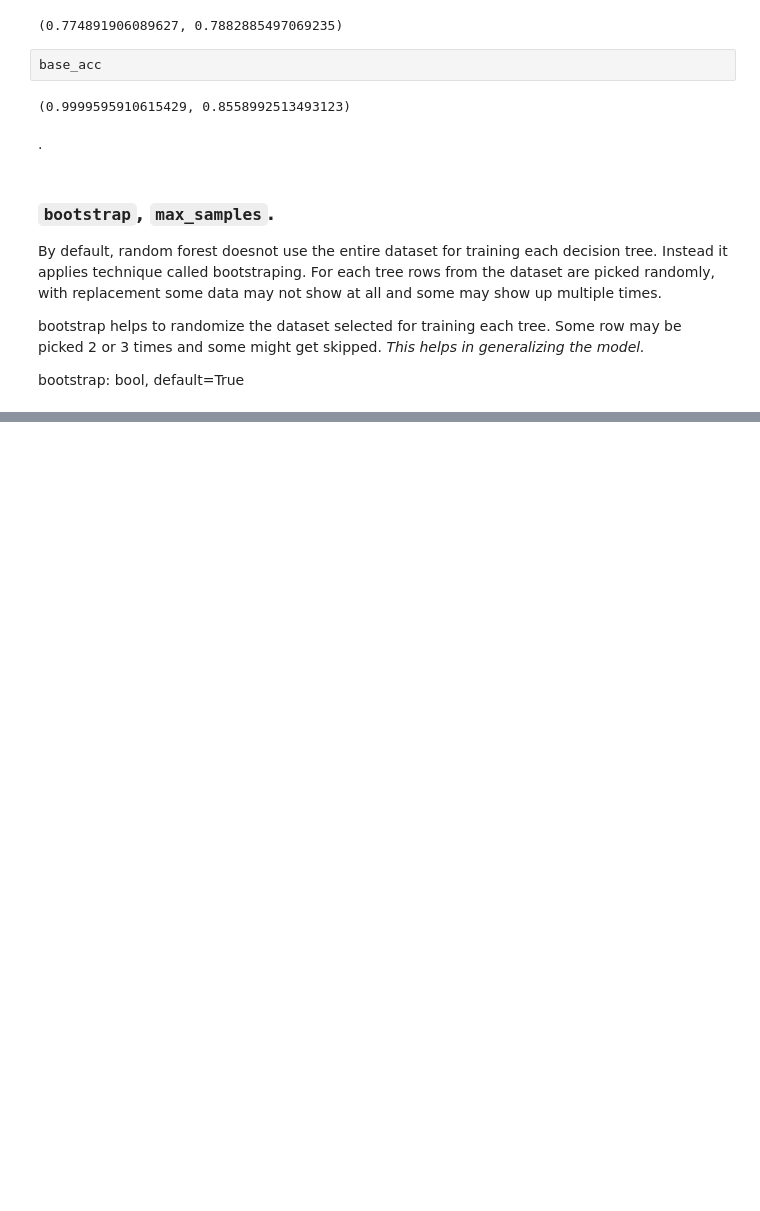
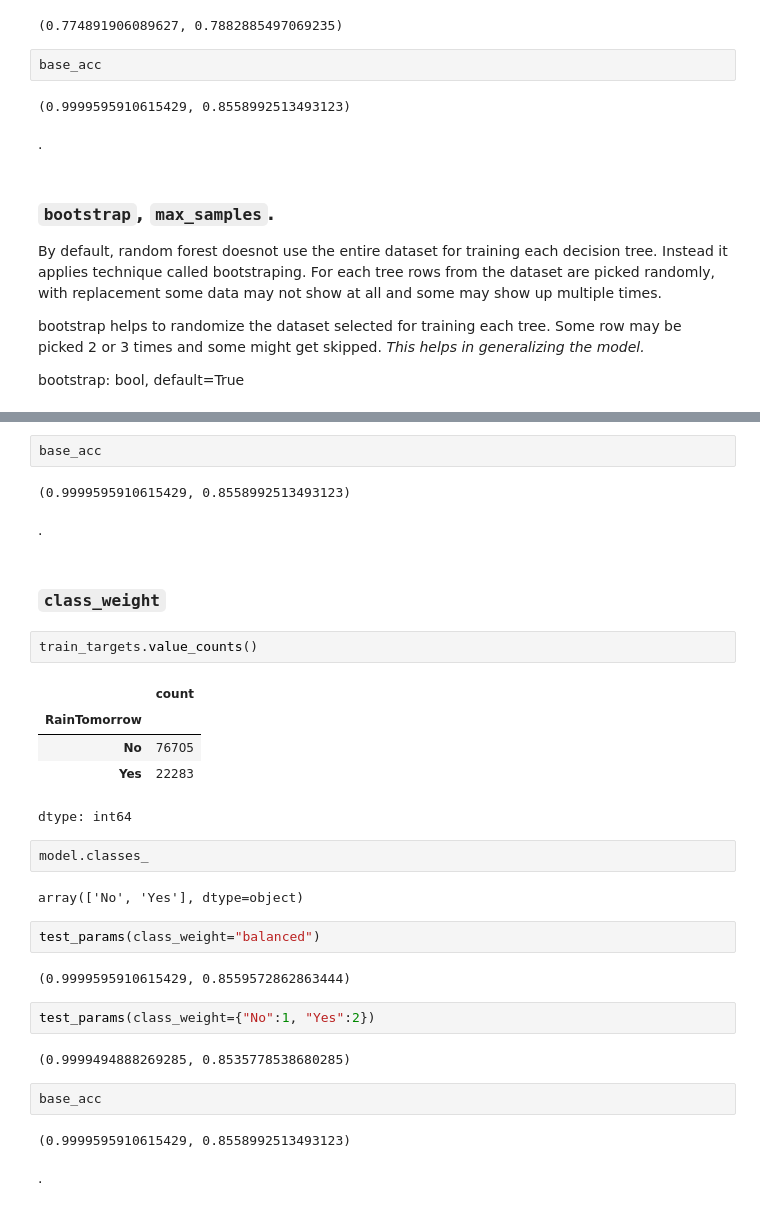
Before and after one commit to bipu01/Machine_learning, a Jupyter notebook: Decision_tree_and_random_forest.ipynb, the cells around one changed output, grey strips where cells are left out. Saved outputs shown, nothing was run; the diff lists cells and outputs as text; blank space fills up the shorter version.

```diff
--- a/Decision_tree_and_random_forest.ipynb
+++ b/Decision_tree_and_random_forest.ipynb
@@ -826,0 +841,34 @@ bootstrap: bool, default=True
+# %%
+base_acc
+# %% [output]
+(0.9999595910615429, 0.8558992513493123)
+# %% [markdown]
+.
+# %% [markdown]
+### `class_weight`
+# %%
+train_targets.value_counts()
+# %% [output]
+|  | count |
+| RainTomorrow |  |
+| No | 76705 |
+| Yes | 22283 |
+dtype: int64
+# %%
+model.classes_
+# %% [output]
+array(['No', 'Yes'], dtype=object)
+# %%
+test_params(class_weight="balanced")
+# %% [output]
+(0.9999595910615429, 0.8559572862863444)
+# %%
+test_params(class_weight={"No":1, "Yes":2})
+# %% [output]
+(0.9999494888269285, 0.8535778538680285)
+# %%
+base_acc
+# %% [output]
+(0.9999595910615429, 0.8558992513493123)
+# %% [markdown]
+.
```
Also changed, not shown: parts of 20 cells of this notebook.
